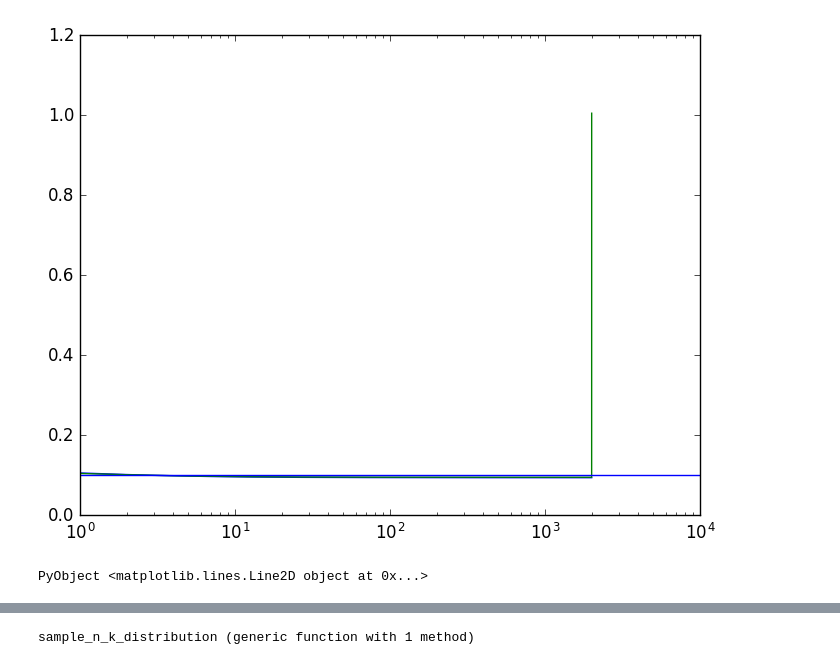
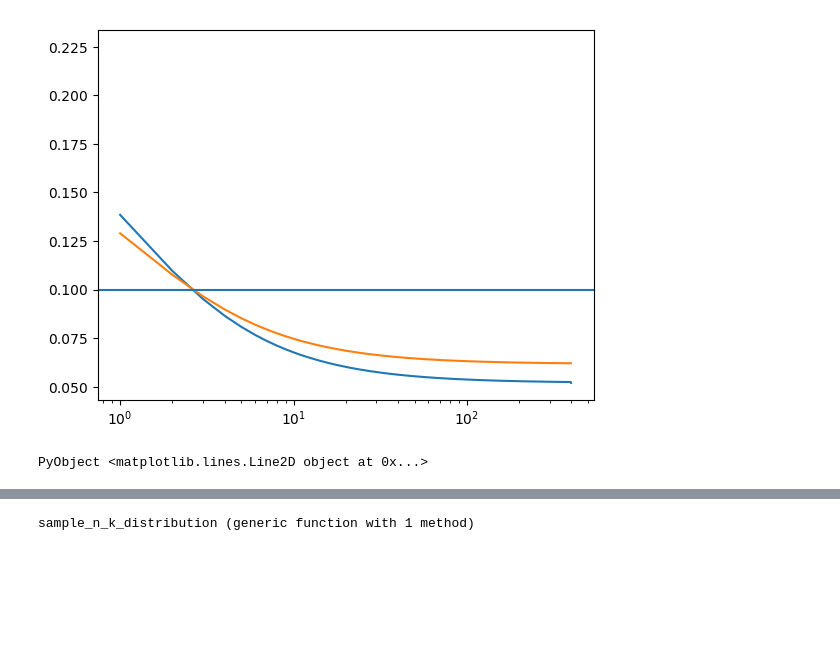
Before and after one commit to jnkh/epidemics, a Jupyter notebook: notebooks/Degree Distribution.ipynb, the cells around one changed output, grey strips where cells are left out. Drawn from its saved outputs; the diff is of its cells as text; code cells hidden in the pictures; blank space fills up the shorter version.

Commit message:
added notebooks and gillespie algorithm changes. Trying to find asymptotic behavior of two level graph theory

```diff
--- a/notebooks/Degree Distribution.ipynb
+++ b/notebooks/Degree Distribution.ipynb
@@ -120,31 +12,33 @@ get_y_k_branching_process (generic function with 1 method)
 # %%
-c_r = 0.2
-N = 2000
-y_n = 0.2
+c_r = 0.3
+N = 400
+y_n = 0.1
 
 n_n = Int(N*y_n)#y_n*N
 beta = 4.0/(c_r*n_n)
 alpha = (N*beta)/n_n
 
 k = 10
-sigma_k = 20
+sigma_k = 15
 min_degree = 3
 
-k_range = get_k_range(N)
+# k_range = get_k_range(N)
 
 # degr_distr = mock_degree_distribution(k,sigma_k)
 
-degr_distr = get_p_k_gamma(sigma_k,k,min_degree)
-degree_distribution(x) = degr_distr(x) #(x) = 1/N
-mean_k = get_mean_k(degree_distribution,N)
-neighbor_degree_distribution(x) = neighbor_degree_distribution(x,degree_distribution,mean_k)
-p_k = []
-p_k_neighbor = []
-for x in k_range
-    push!(p_k,degree_distribution(x))
-    push!(p_k_neighbor,neighbor_degree_distribution(x))
-end
-p_k /= sum(p_k)
-p_k_neighbor /= sum(p_k_neighbor)
+degr_distr = get_p_k_two_degree(compute_two_degree_params(k,sigma_k,min_degree))
+# degr_distr = get_p_k_gamma(sigma_k,k,min_degree)
+p_k,p_k_neighbor,mean_k = get_p_k_as_vec(degr_distr,N)
+# degree_distribution(x) = degr_distr(x) #(x) = 1/N
+# mean_k = get_mean_k(degree_distribution,N)
+# neighbor_degree_distribution(x) = neighbor_degree_distribution(x,degree_distribution,mean_k)
+# p_k = []
+# p_k_neighbor = []
+# for x in k_range
+#     push!(p_k,degree_distribution(x))
+#     push!(p_k_neighbor,neighbor_degree_distribution(x))
+# end
+# p_k /= sum(p_k)
+# p_k_neighbor /= sum(p_k_neighbor)
 mean_k
 # %% [output]
@@ -195,11 +117,14 @@ end
 # %%
 y_desired_curr = 0.1
+y_k_curr = get_y_k_equilibrium(y_desired_curr,N,p_k,p_k_neighbor,alpha,beta)[1:end-1]
 semilogx(get_y_k_branching_process(y_desired_curr,p_k,alpha,N))
-semilogx(get_y_k_equilibrium(y_desired_curr,N,p_k,p_k_neighbor,alpha,beta))
+semilogx(y_k_curr)
+# println(y_k_curr[p_k .> 0]./y_desired_curr)
 # semilogx(y_desired_range,y_k)
+
 axhline(0.1)
 # %% [output]
-[figure, old version]
+[figure, new version]
 PyObject <matplotlib.lines.Line2D object at 0x...>
 # %%
 plot(y_desired_range,y_local)
```
Also changed, not shown: parts of 40 cells of this notebook, 12 other files.
